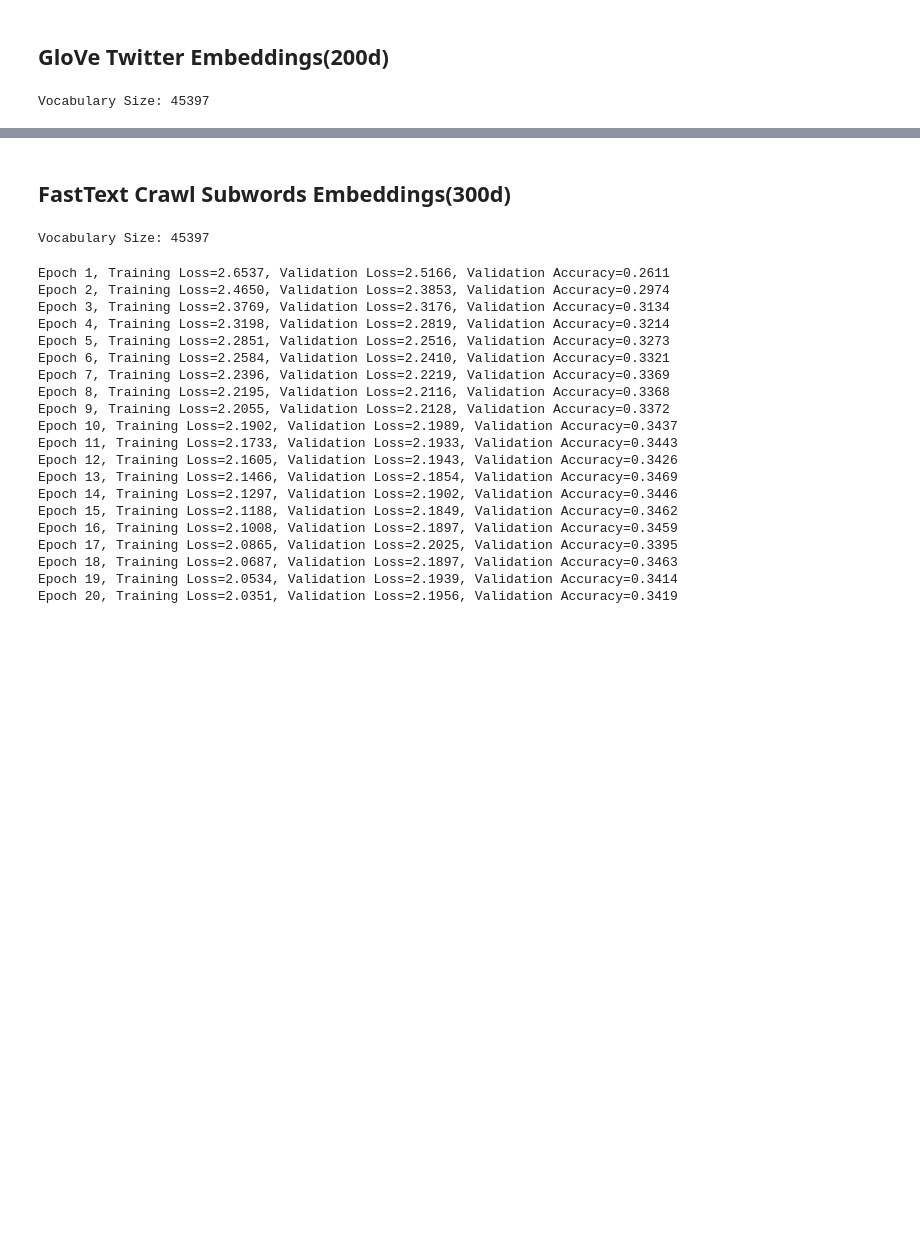
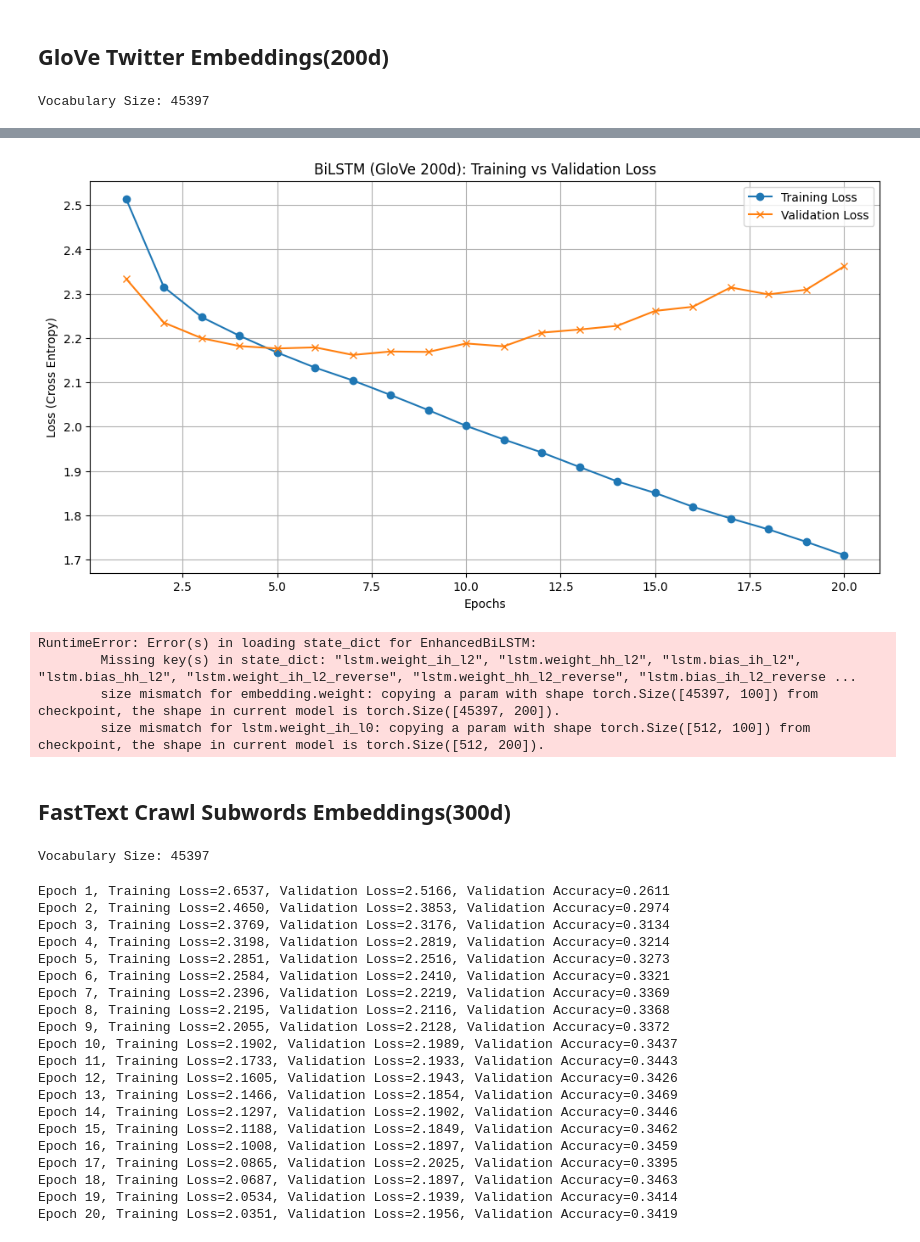
Before and after one commit to ZifanSi/Text2Moji, a Jupyter notebook: notebooks/03_bilstm_model_experiments.ipynb, the cells around one changed output, grey strips where cells are left out. Cells and saved outputs as stored; diff of their text form; code cells hidden in the pictures; blank space fills up the shorter version.

```diff
--- a/notebooks/03_bilstm_model_experiments.ipynb
+++ b/notebooks/03_bilstm_model_experiments.ipynb
@@ -224,7 +255,7 @@ model_glove_200d = EnhancedBiLSTM(
     num_classes=num_classes,
     embedding_matrix=embedding_matrix_glove_200d,
     freeze_embeddings=True,
-    num_layers=2,
+    num_layers=3,
     dropout=0.3
 )
 
@@ -233,7 +264,7 @@ criterion = nn.CrossEntropyLoss()
 # %%
 train_losses_glove_200d = []
 val_losses_glove_200d = []
-epochs = 10
+epochs = 20
 
 for epoch in range(epochs):
     model_glove_200d.train()
@@ -249,6 +280,9 @@ for epoch in range(epochs):
         total_loss += loss.item() * x_batch.size(0)
         total += x_batch.size(0)
 
+    # Save the model
+    torch.save(model_glove_200d.state_dict(), f"models/bilstm_glove_twitter_200d3_{epoch+1}_epoches.pth")
+
     model_glove_200d.eval()
     with torch.no_grad():
         X = torch.tensor(X_test_ids_glove_200d, dtype=torch.long)
@@ -265,33 +320,43 @@ for epoch in range(epochs):
 plt.figure(figsize=(12, 6))
 plt.plot(range(1, epochs+1), train_losses_glove_200d, label='Training Loss', marker='o')
 plt.plot(range(1, epochs+1), val_losses_glove_200d, label='Validation Loss', marker='x')
 plt.title('BiLSTM (GloVe 200d): Training vs Validation Loss')
 plt.xlabel('Epochs')
 plt.ylabel('Loss (Cross Entropy)')
 plt.legend()
 plt.grid(True)
 
 plt.show()
+
+# Load the best model
+
+model_glove_200d.load_state_dict(torch.load("models/bilstm_glove_twitter_200d3_7_epoches.pth"))
 
 model_glove_200d.eval()
 with torch.no_grad():
     X = torch.tensor(X_test_ids_glove, dtype=torch.long)
     logits = model_glove(X)
     pred = logits.argmax(dim=1).numpy()
     preds = logits.softmax(dim=1).numpy()
 
     preds = [
         {label: score for label, score in enumerate(sample_scores)}
         for sample_scores in preds
     ]
     top_k_accs = top_k_accuracy(enumerate(preds))
     print("Top-K Accuracies:", top_k_accs)
 
     report = classification_report(y_test, pred)
     print("Classification Report:\n", report)
 
     val_loss = criterion(logits, torch.tensor(y_test, dtype=torch.long)).item()
     print(f"Final Validation Loss: {val_loss:.4f}")
+# %% [output]
+[figure, added]
+RuntimeError: Error(s) in loading state_dict for EnhancedBiLSTM:
+        Missing key(s) in state_dict: "lstm.weight_ih_l2", "lstm.weight_hh_l2", "lstm.bias_ih_l2", "lstm.bias_hh_l2", "lstm.weight_ih_l2_reverse", "lstm.weight_hh_l2_reverse", "lstm.bias_ih_l2_reverse ...
+        size mismatch for embedding.weight: copying a param with shape torch.Size([45397, 100]) from checkpoint, the shape in current model is torch.Size([45397, 200]).
+        size mismatch for lstm.weight_ih_l0: copying a param with shape torch.Size([512, 100]) from checkpoint, the shape in current model is torch.Size([512, 200]).
 # %% [markdown]
 ## FastText Crawl Subwords Embeddings(300d)
 # %%
```
Also changed, not shown: parts of 7 cells of this notebook, 1 other file.
